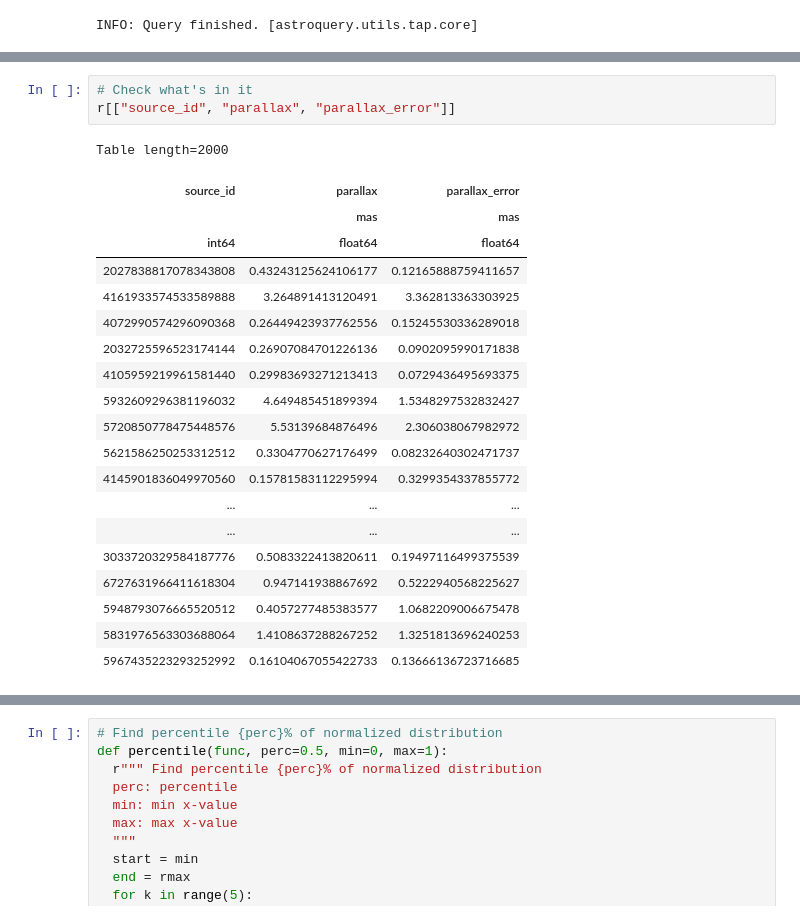
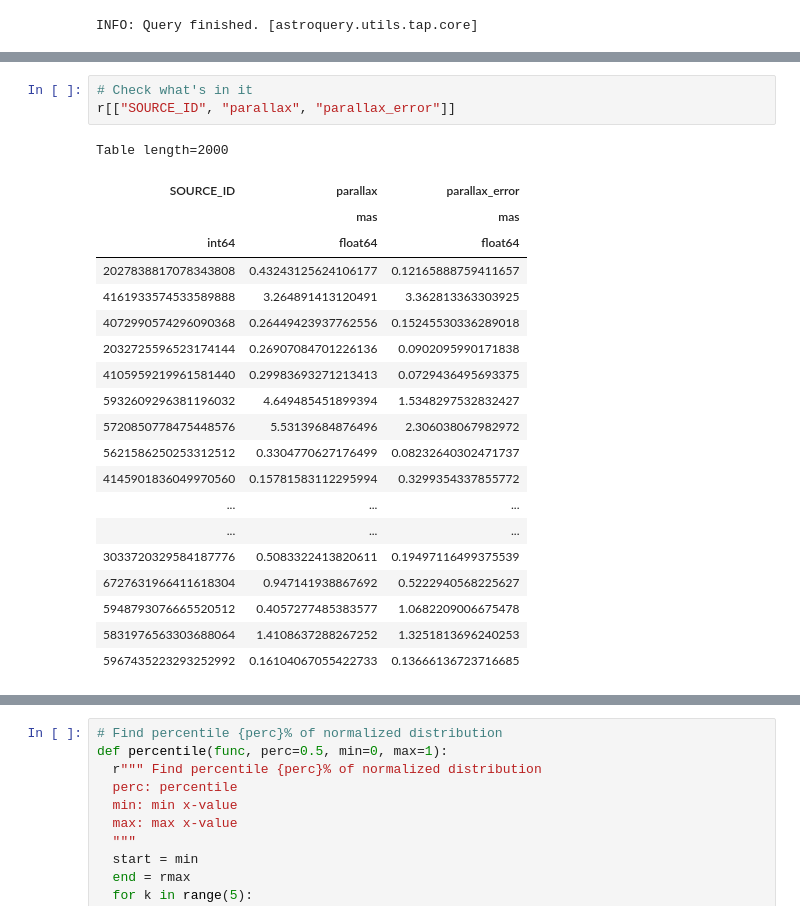
Before and after one commit to Alisyaifudin/estimating-distance, a Jupyter notebook: EstimatingDistance-Single.ipynb, the cells around one changed output, grey strips where cells are left out. Saved outputs shown, nothing was run; the diff lists cells and outputs as text.

```diff
--- a/EstimatingDistance-Single.ipynb
+++ b/EstimatingDistance-Single.ipynb
@@ -113,9 +113,9 @@ r.colnames
 # %%
 # Check what's in it
-r[["source_id", "parallax", "parallax_error"]]
+r[["SOURCE_ID", "parallax", "parallax_error"]]
 # %% [output]
 Table length=2000
-| source_id | parallax | parallax_error |
+| SOURCE_ID | parallax | parallax_error |
 |  | mas | mas |
 | int64 | float64 | float64 |
 | 2027838817078343808 | 0.43243125624106177 | 0.12165888759411657 |
```
Also changed, not shown: parts of 8 cells of this notebook, 5 other files.
